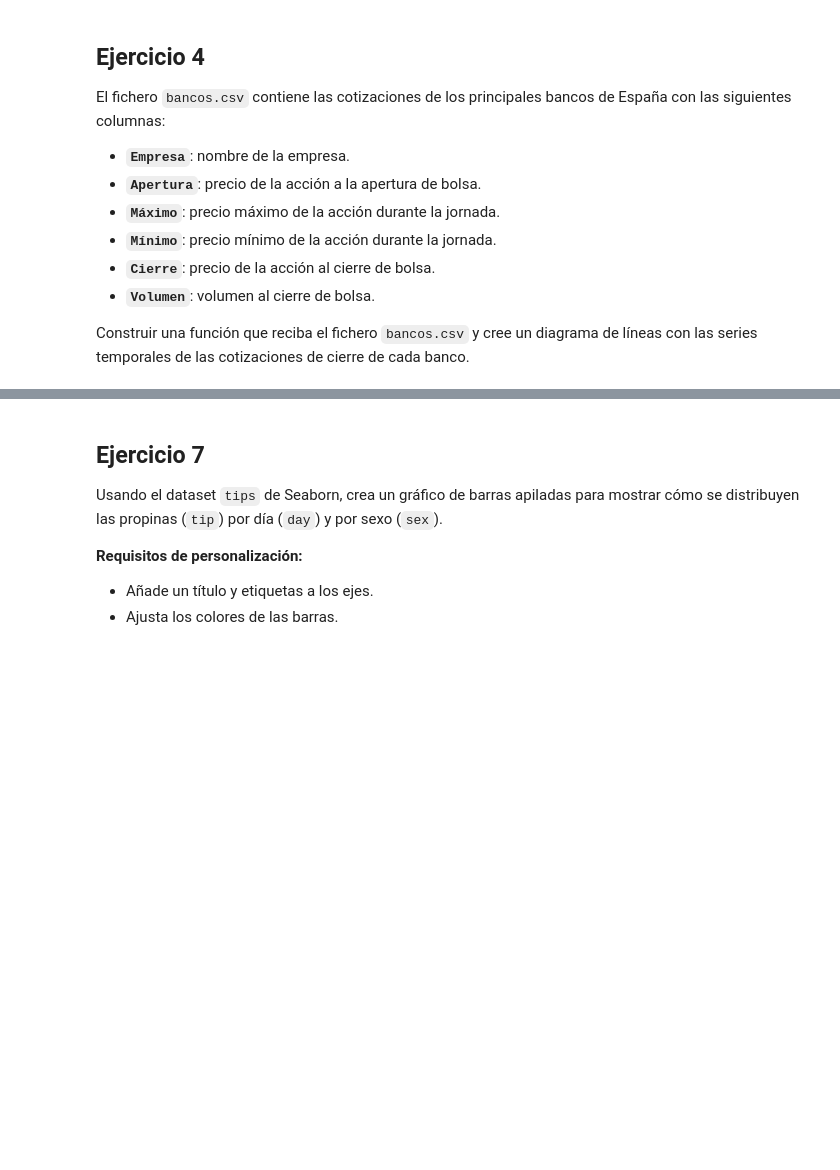
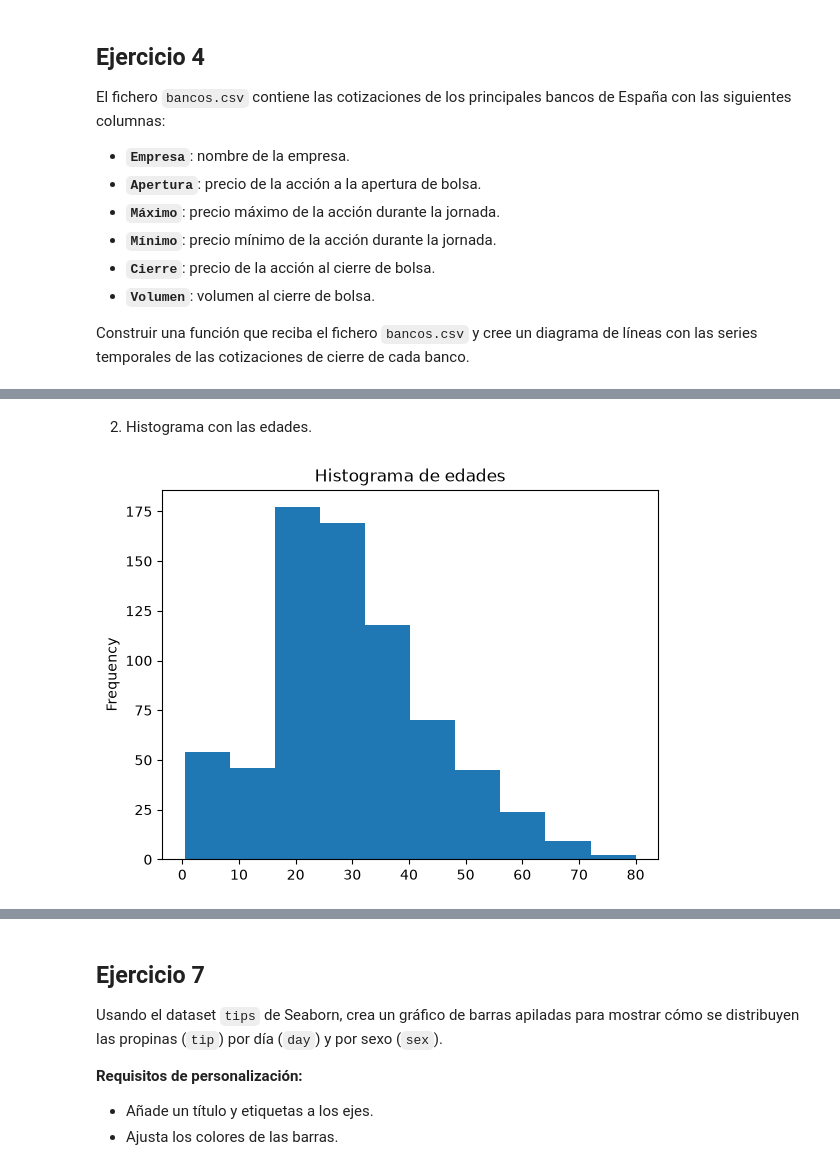
Before and after one commit to Manuel-Avecilla/PIA-MIA, a Jupyter notebook: matplotlib/Ejercicios_con_Matplotlib.ipynb, the cells around one changed output, grey strips where cells are left out. Cells and saved outputs as stored; diff of their text form; code cells hidden in the pictures; blank space fills up the shorter version.

```diff
--- a/matplotlib/Ejercicios_con_Matplotlib.ipynb
+++ b/matplotlib/Ejercicios_con_Matplotlib.ipynb
@@ -83,0 +118,7 @@ Construir una función que reciba el fichero `bancos.csv` y cree un diagrama de
+# %% [markdown]
+2. Histograma con las edades.
+# %%
+df_titanic.Age.plot(kind = "hist", title = "Histograma de edades")
+plt.show()
+# %% [output]
+[figure, added]
```
Also changed, not shown: parts of 27 cells of this notebook.
